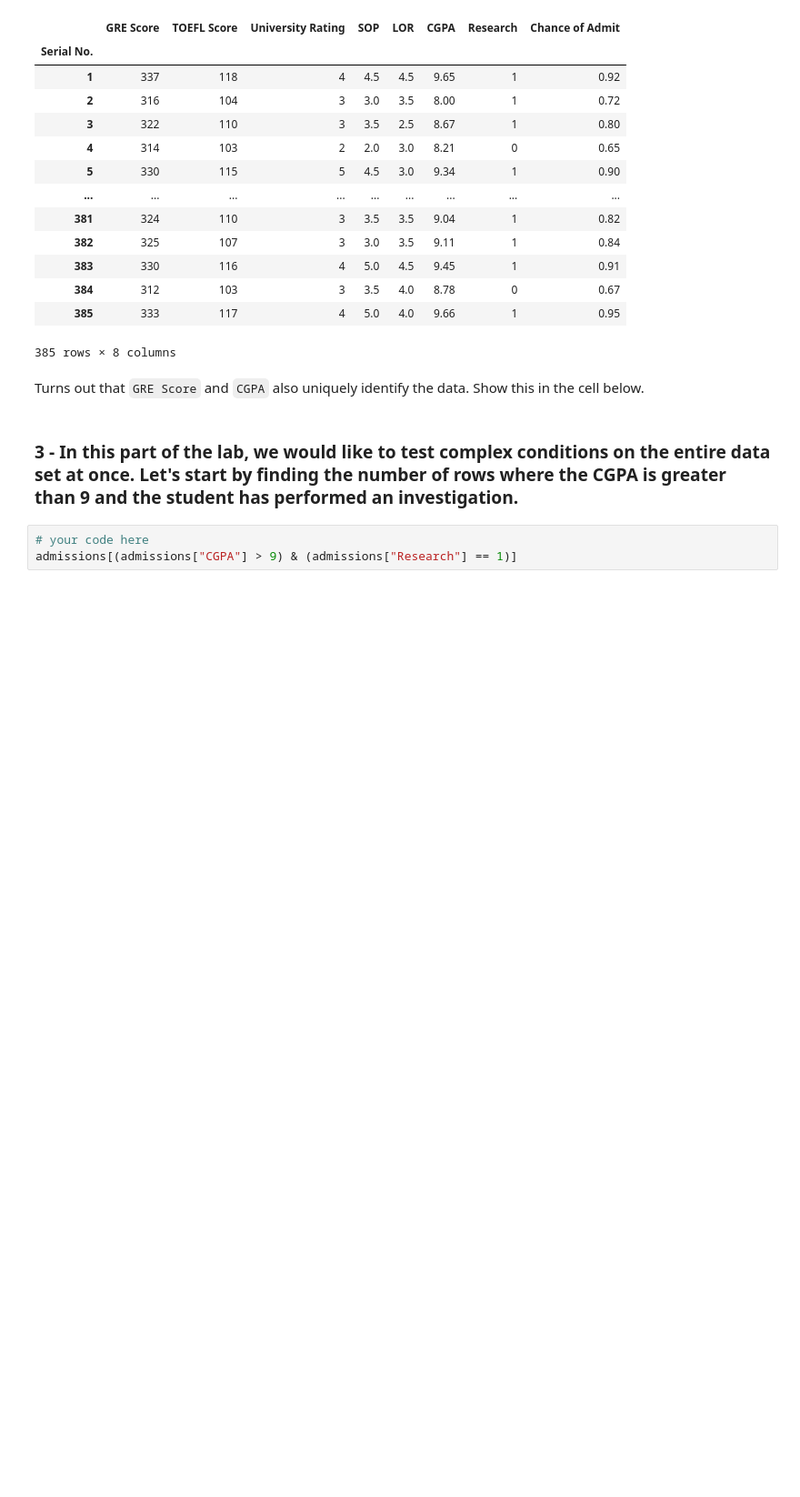
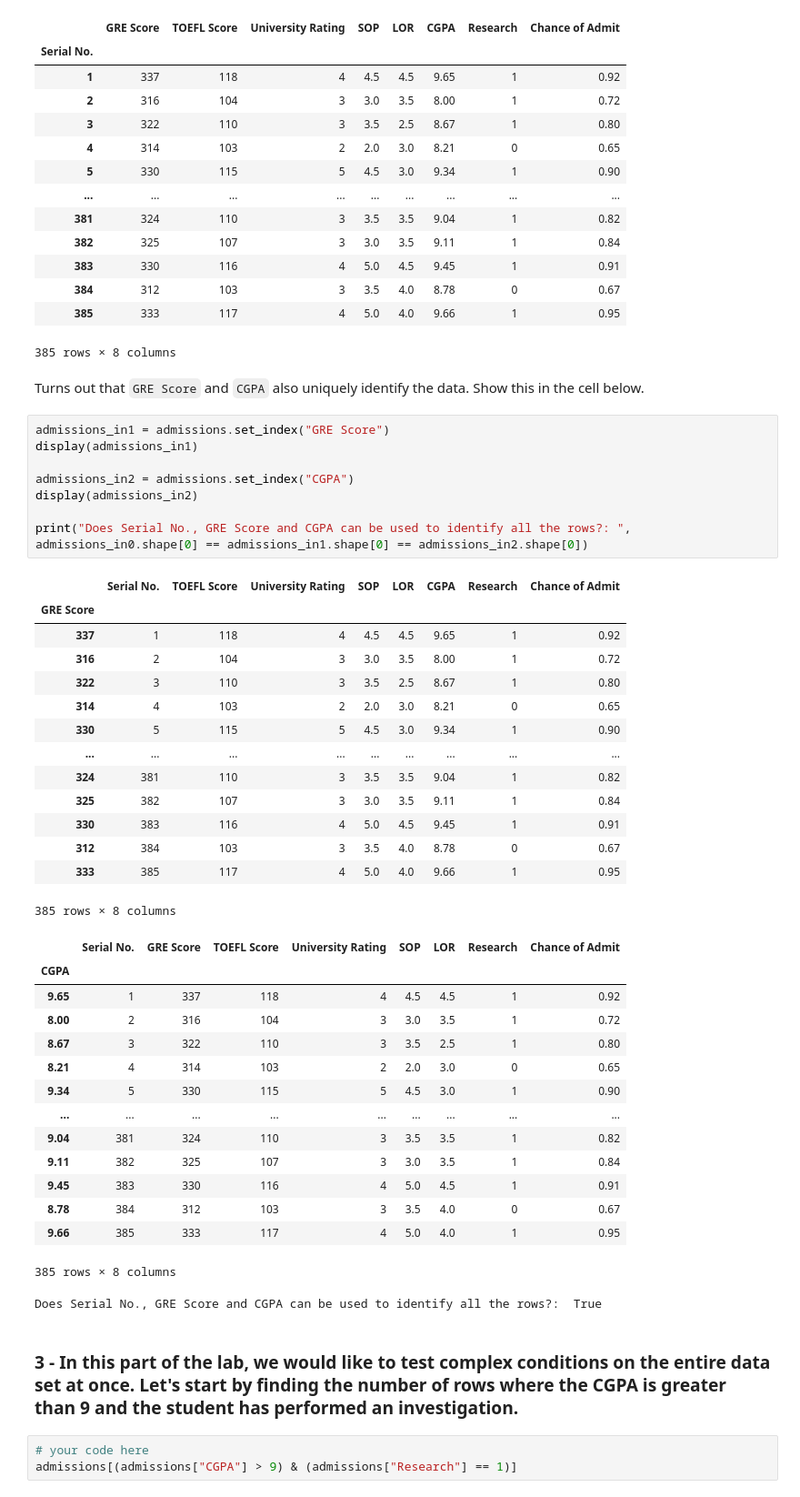
Before and after one commit to ironhack-labs/lab-pandas-en, a Jupyter notebook: your-code/pandas_1.ipynb, the cells around one changed output. Shown at 91% size. Drawn from its saved outputs; the diff is of its cells as text; blank space fills up the shorter version.

```diff
--- a/your-code/pandas_1.ipynb
+++ b/your-code/pandas_1.ipynb
@@ -244,6 +228,44 @@ admissions
 385 rows × 8 columns
 # %% [markdown]
 Turns out that `GRE Score` and `CGPA` also uniquely identify the data. Show this in the cell below.
+# %%
+admissions_in1 = admissions.set_index("GRE Score")
+display(admissions_in1)
+
+admissions_in2 = admissions.set_index("CGPA")
+display(admissions_in2)
+
+print("Does Serial No., GRE Score and CGPA can be used to identify all the rows?: ", admissions_in0.shape[0] == admissions_in1.shape[0] == admissions_in2.shape[0])
+# %% [output]
+|  | Serial No. | TOEFL Score | University Rating | SOP | LOR | CGPA | Research | Chance of Admit |
+| GRE Score |  |  |  |  |  |  |  |  |
+| 337 | 1 | 118 | 4 | 4.5 | 4.5 | 9.65 | 1 | 0.92 |
+| 316 | 2 | 104 | 3 | 3.0 | 3.5 | 8.00 | 1 | 0.72 |
+| 322 | 3 | 110 | 3 | 3.5 | 2.5 | 8.67 | 1 | 0.80 |
+| 314 | 4 | 103 | 2 | 2.0 | 3.0 | 8.21 | 0 | 0.65 |
+| 330 | 5 | 115 | 5 | 4.5 | 3.0 | 9.34 | 1 | 0.90 |
+| ... | ... | ... | ... | ... | ... | ... | ... | ... |
+| 324 | 381 | 110 | 3 | 3.5 | 3.5 | 9.04 | 1 | 0.82 |
+| 325 | 382 | 107 | 3 | 3.0 | 3.5 | 9.11 | 1 | 0.84 |
+| 330 | 383 | 116 | 4 | 5.0 | 4.5 | 9.45 | 1 | 0.91 |
+| 312 | 384 | 103 | 3 | 3.5 | 4.0 | 8.78 | 0 | 0.67 |
+| 333 | 385 | 117 | 4 | 5.0 | 4.0 | 9.66 | 1 | 0.95 |
+385 rows × 8 columns
+|  | Serial No. | GRE Score | TOEFL Score | University Rating | SOP | LOR | Research | Chance of Admit |
+| CGPA |  |  |  |  |  |  |  |  |
+| 9.65 | 1 | 337 | 118 | 4 | 4.5 | 4.5 | 1 | 0.92 |
+| 8.00 | 2 | 316 | 104 | 3 | 3.0 | 3.5 | 1 | 0.72 |
+| 8.67 | 3 | 322 | 110 | 3 | 3.5 | 2.5 | 1 | 0.80 |
+| 8.21 | 4 | 314 | 103 | 2 | 2.0 | 3.0 | 0 | 0.65 |
+| 9.34 | 5 | 330 | 115 | 5 | 4.5 | 3.0 | 1 | 0.90 |
+| ... | ... | ... | ... | ... | ... | ... | ... | ... |
+| 9.04 | 381 | 324 | 110 | 3 | 3.5 | 3.5 | 1 | 0.82 |
+| 9.11 | 382 | 325 | 107 | 3 | 3.0 | 3.5 | 1 | 0.84 |
+| 9.45 | 383 | 330 | 116 | 4 | 5.0 | 4.5 | 1 | 0.91 |
+| 8.78 | 384 | 312 | 103 | 3 | 3.5 | 4.0 | 0 | 0.67 |
+| 9.66 | 385 | 333 | 117 | 4 | 5.0 | 4.0 | 1 | 0.95 |
+385 rows × 8 columns
+Does Serial No., GRE Score and CGPA can be used to identify all the rows?:  True
 # %% [markdown]
 ### 3 - In this part of the lab, we would like to test complex conditions on the entire data set at once. Let's start by finding the number of rows where the CGPA is greater than 9 and the student has performed an investigation.
 # %%
```
Also changed, not shown: parts of 5 cells of this notebook.
